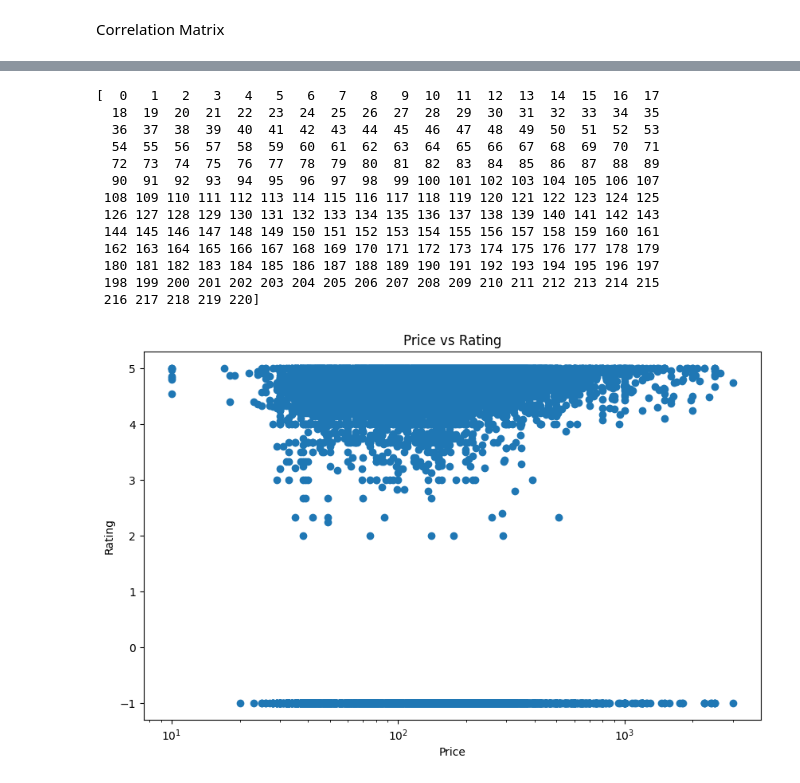
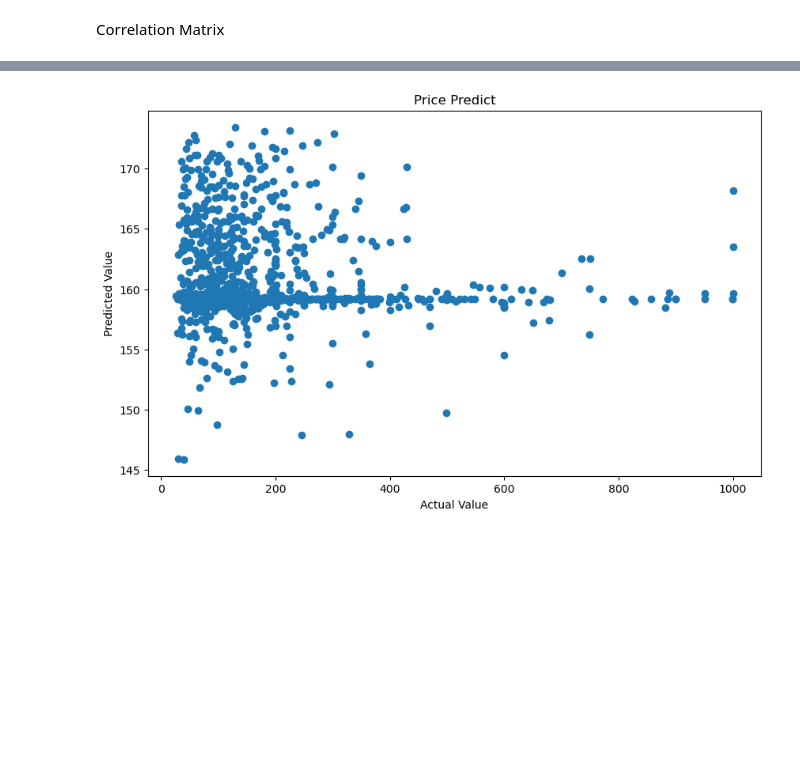
Before and after one commit to j-isaac-adams/nyairbnb, a Jupyter notebook: src/airbnb.ipynb, the cells around one changed output, grey strips where cells are left out. Drawn from its saved outputs; the diff is of its cells as text; code cells hidden in the pictures; blank space fills up the shorter version.

```diff
--- a/src/airbnb.ipynb
+++ b/src/airbnb.ipynb
@@ -114,3 +123,11 @@ def check_price(df):
 check_price(DF)
 # %% [output]
 No entries with price > 3000
+# %%
+X = DF.drop('price', axis = 1)
+X = X.drop('id', axis = 1)
+y = DF[['price']]
+
+print(DF.shape)
+print(DF.dtypes)
+print(DF)
@@ -116,0 +154,30 @@ No entries with price > 3000
+# %%
+# from sklearn.model_selection import kfold
+pca = PCA(n_components=2)
+PolynomialFeatures(degree=3, include_bias=False)
+
+poly = PolynomialFeatures(degree=3, include_bias=False)
+
+poly_features = poly.fit_transform(X)
+poly_features = pca.fit_transform(poly_features)
+
+# k = 5
+# kf = kfold.KFold(n_splits=k, shuffle=True)
+
+X_train,X_test, y_train, y_test = train_test_split(poly_features, y, test_size = 0.3)
+
+reg_model = linear_model.LinearRegression()
+reg_model = LinearRegression().fit(X_train, y_train)
+
+print('Intercept: ',reg_model.intercept_)
+list(zip(X, reg_model.coef_))
+
+y_pred= reg_model.predict(X_test)
+x_pred= reg_model.predict(X_train)
+
+y_test = pd.DataFrame(y_test)
+y_pred = pd.DataFrame(y_pred)
+
+reg_model_diff = pd.DataFrame({'Actual value': y_test.iloc[:, 0], 'Predicted value': y_pred.iloc[:, 0]})
+reg_model_diff.dropna(inplace=True)
+print(reg_model_diff)
@@ -130,29 +237,9 @@ plt.show()
-# %%
-# create list with uniques neighborhood names, where the each index is the unique name
-unique = DF['neighbourhood'].unique()
-print(unique)
-
-#scatter plot
-plt.figure(figsize=(10, 6))
-plt.scatter(DF['price'], DF['rating'])
-plt.title('Price vs Rating')
-#make x label log scale
-plt.xscale('log')
-plt.xlabel('Price')
-plt.ylabel('Rating')
-plt.show()
-# %% [output]
-[  0   1   2   3   4   5   6   7   8   9  10  11  12  13  14  15  16  17
-  18  19  20  21  22  23  24  25  26  27  28  29  30  31  32  33  34  35
-  36  37  38  39  40  41  42  43  44  45  46  47  48  49  50  51  52  53
-  54  55  56  57  58  59  60  61  62  63  64  65  66  67  68  69  70  71
-  72  73  74  75  76  77  78  79  80  81  82  83  84  85  86  87  88  89
-  90  91  92  93  94  95  96  97  98  99 100 101 102 103 104 105 106 107
- 108 109 110 111 112 113 114 115 116 117 118 119 120 121 122 123 124 125
- 126 127 128 129 130 131 132 133 134 135 136 137 138 139 140 141 142 143
- 144 145 146 147 148 149 150 151 152 153 154 155 156 157 158 159 160 161
- 162 163 164 165 166 167 168 169 170 171 172 173 174 175 176 177 178 179
- 180 181 182 183 184 185 186 187 188 189 190 191 192 193 194 195 196 197
- 198 199 200 201 202 203 204 205 206 207 208 209 210 211 212 213 214 215
- 216 217 218 219 220]
-[figure, removed]
+# %%
+plt.figure(figsize=(10, 6))
+plt.scatter(reg_model_diff.iloc[:, 0], reg_model_diff.iloc[:, 1])
+plt.title("Price Predict")
+plt.xlabel('Actual Value')
+plt.ylabel('Predicted Value')
+plt.show()
+# %% [output]
+[figure, added]
```
Also changed, not shown: parts of 10 cells of this notebook, 1 other file.
